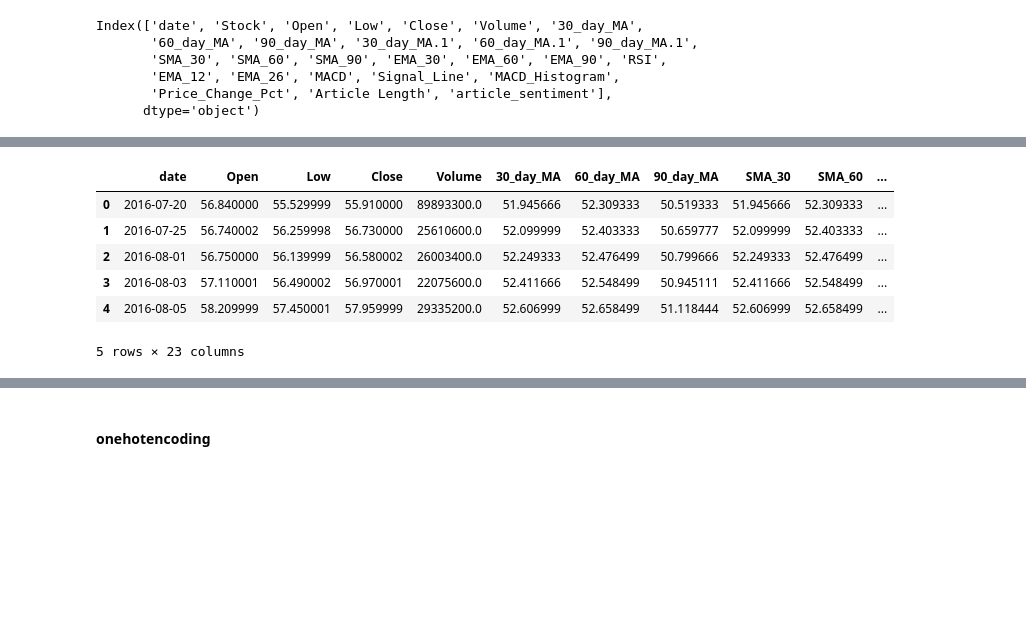
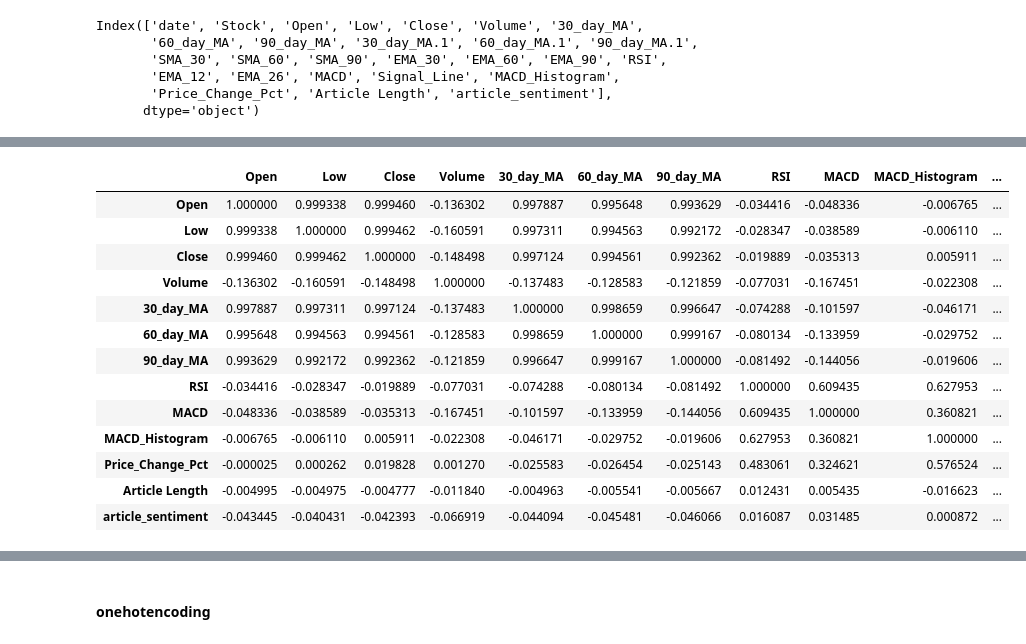
Before and after one commit to EthanFalcao/Sentiment-Analysis-in-Financial-Markets, a Jupyter notebook: 8. Feature Selection(new).ipynb, the cells around one changed output, grey strips where cells are left out. Cells and saved outputs as stored; diff of their text form; code cells hidden in the pictures; blank space fills up the shorter version.

```diff
--- a/8. Feature Selection(new).ipynb
+++ b/8. Feature Selection(new).ipynb
@@ -39,15 +87,26 @@ Index(['date', 'Stock', 'Open', 'Low', 'Close', 'Volume', '30_day_MA',
 # %%
-df = df[['date', 'Open', 'Low', 'Close', 'Volume', '30_day_MA',
-       '60_day_MA', '90_day_MA', 'SMA_30', 'SMA_60', 'SMA_90', 'EMA_30', 'EMA_60', 'EMA_90', 'RSI',
-       'EMA_12', 'EMA_26', 'MACD', 'Signal_Line', 'MACD_Histogram',
+df= df[['date', 'Open', 'Low', 'Close', 'Volume', '30_day_MA',
+       '60_day_MA', '90_day_MA',
+        'RSI', 'MACD',  'MACD_Histogram',
        'Price_Change_Pct', 'Article Length', 'article_sentiment']]
 
-df.head()
+# Select only the numerical columns from the DataFrame
+df_numerical = df.select_dtypes(include=['int64', 'float64'])
+# Correlation Analysis
+corr = df_numerical.corr()
+corr.style.background_gradient(cmap='coolwarm')
 # %% [output]
-|  | date | Open | Low | Close | Volume | 30_day_MA | 60_day_MA | 90_day_MA | SMA_30 | SMA_60 | ... |
-| 0 | 2016-07-20 | 56.840000 | 55.529999 | 55.910000 | 89893300.0 | 51.945666 | 52.309333 | 50.519333 | 51.945666 | 52.309333 | ... |
-| 1 | 2016-07-25 | 56.740002 | 56.259998 | 56.730000 | 25610600.0 | 52.099999 | 52.403333 | 50.659777 | 52.099999 | 52.403333 | ... |
-| 2 | 2016-08-01 | 56.750000 | 56.139999 | 56.580002 | 26003400.0 | 52.249333 | 52.476499 | 50.799666 | 52.249333 | 52.476499 | ... |
-| 3 | 2016-08-03 | 57.110001 | 56.490002 | 56.970001 | 22075600.0 | 52.411666 | 52.548499 | 50.945111 | 52.411666 | 52.548499 | ... |
-| 4 | 2016-08-05 | 58.209999 | 57.450001 | 57.959999 | 29335200.0 | 52.606999 | 52.658499 | 51.118444 | 52.606999 | 52.658499 | ... |
+|  | Open | Low | Close | Volume | 30_day_MA | 60_day_MA | 90_day_MA | RSI | MACD | MACD_Histogram | ... |
+| Open | 1.000000 | 0.999338 | 0.999460 | -0.136302 | 0.997887 | 0.995648 | 0.993629 | -0.034416 | -0.048336 | -0.006765 | ... |
+| Low | 0.999338 | 1.000000 | 0.999462 | -0.160591 | 0.997311 | 0.994563 | 0.992172 | -0.028347 | -0.038589 | -0.006110 | ... |
+| Close | 0.999460 | 0.999462 | 1.000000 | -0.148498 | 0.997124 | 0.994561 | 0.992362 | -0.019889 | -0.035313 | 0.005911 | ... |
+| Volume | -0.136302 | -0.160591 | -0.148498 | 1.000000 | -0.137483 | -0.128583 | -0.121859 | -0.077031 | -0.167451 | -0.022308 | ... |
+| 30_day_MA | 0.997887 | 0.997311 | 0.997124 | -0.137483 | 1.000000 | 0.998659 | 0.996647 | -0.074288 | -0.101597 | -0.046171 | ... |
+| 60_day_MA | 0.995648 | 0.994563 | 0.994561 | -0.128583 | 0.998659 | 1.000000 | 0.999167 | -0.080134 | -0.133959 | -0.029752 | ... |
+| 90_day_MA | 0.993629 | 0.992172 | 0.992362 | -0.121859 | 0.996647 | 0.999167 | 1.000000 | -0.081492 | -0.144056 | -0.019606 | ... |
+| RSI | -0.034416 | -0.028347 | -0.019889 | -0.077031 | -0.074288 | -0.080134 | -0.081492 | 1.000000 | 0.609435 | 0.627953 | ... |
+| MACD | -0.048336 | -0.038589 | -0.035313 | -0.167451 | -0.101597 | -0.133959 | -0.144056 | 0.609435 | 1.000000 | 0.360821 | ... |
+| MACD_Histogram | -0.006765 | -0.006110 | 0.005911 | -0.022308 | -0.046171 | -0.029752 | -0.019606 | 0.627953 | 0.360821 | 1.000000 | ... |
+| Price_Change_Pct | -0.000025 | 0.000262 | 0.019828 | 0.001270 | -0.025583 | -0.026454 | -0.025143 | 0.483061 | 0.324621 | 0.576524 | ... |
+| Article Length | -0.004995 | -0.004975 | -0.004777 | -0.011840 | -0.004963 | -0.005541 | -0.005667 | 0.012431 | 0.005435 | -0.016623 | ... |
+| article_sentiment | -0.043445 | -0.040431 | -0.042393 | -0.066919 | -0.044094 | -0.045481 | -0.046066 | 0.016087 | 0.031485 | 0.000872 | ... |
-5 rows × 23 columns
```
Also changed, not shown: parts of 25 cells of this notebook, 3 other files.
